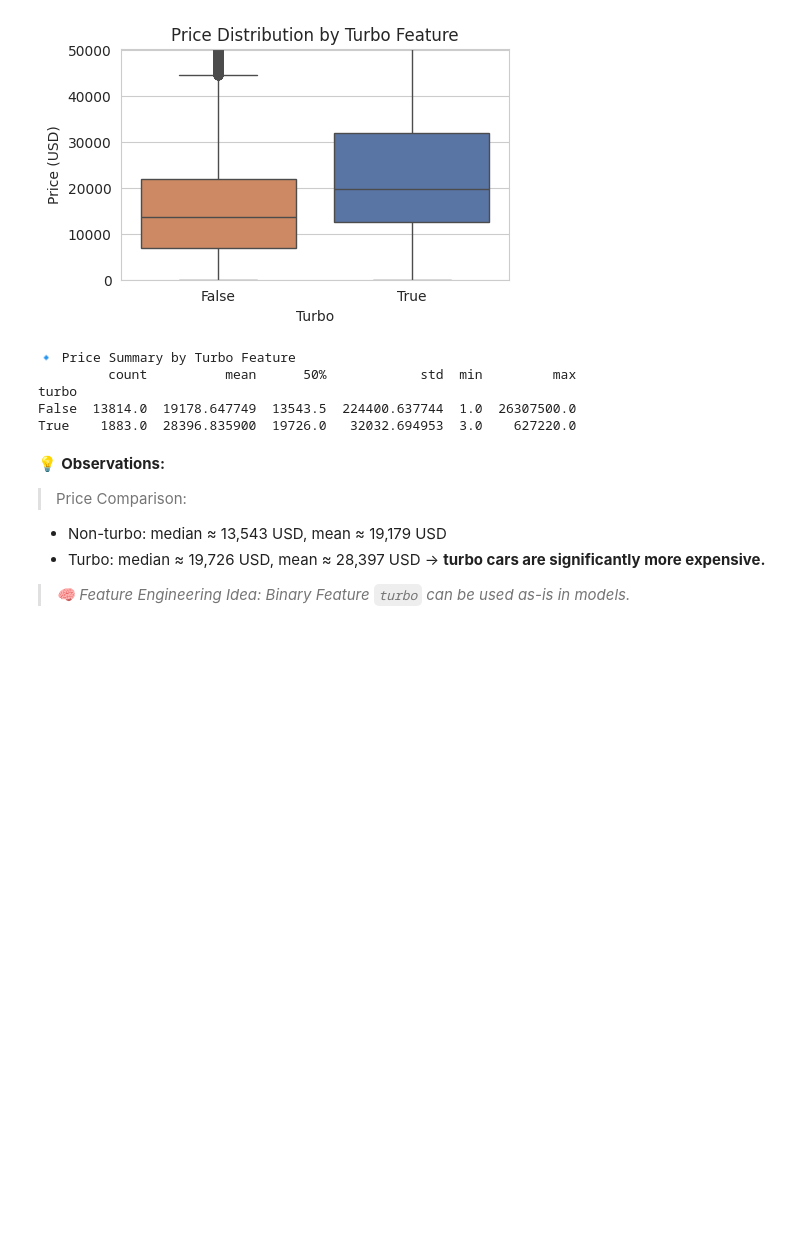
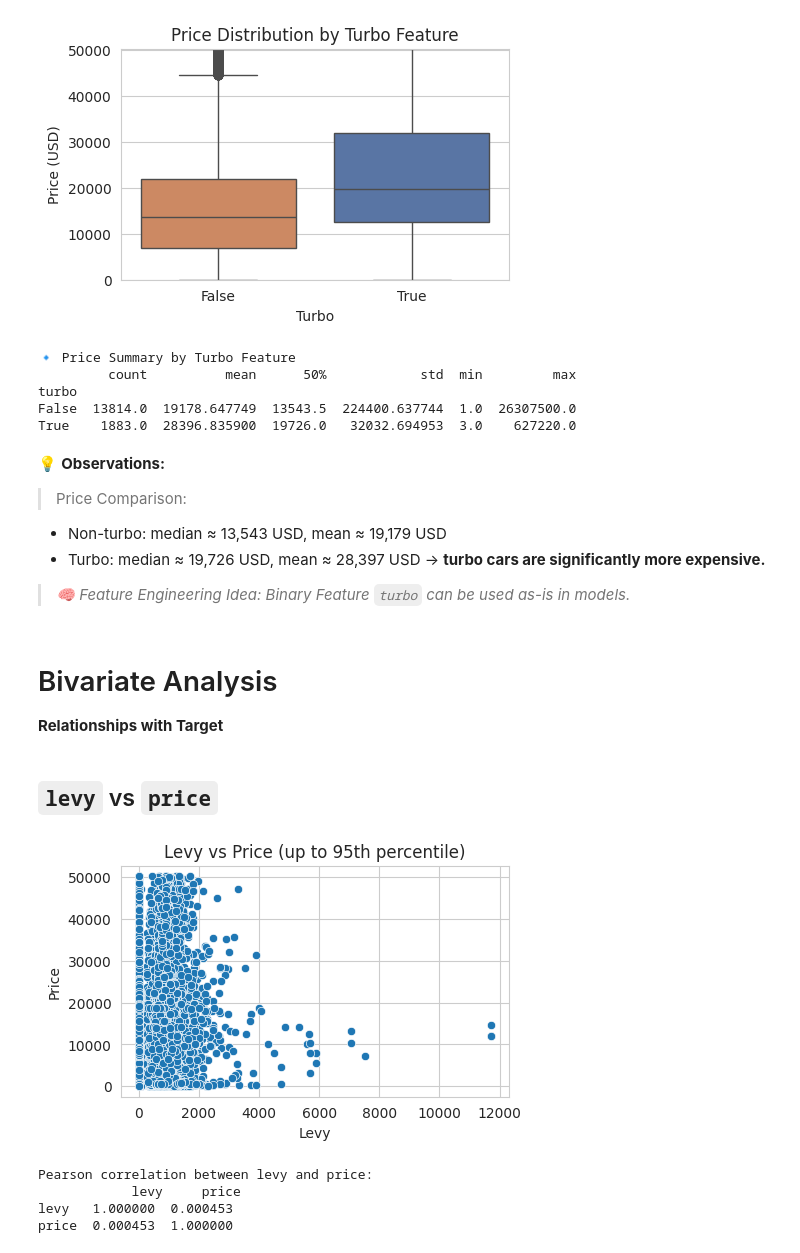
Before and after one commit to Mithula-cbw/Car-Price-Prediction, a Jupyter notebook: notebooks/Group_11_02_Descriptive_Analytics_and_EDA.ipynb, the cells around one changed output. Saved outputs shown, nothing was run; the diff lists cells and outputs as text; code cells hidden in the pictures; blank space fills up the shorter version.

```diff
--- a/notebooks/Group_11_02_Descriptive_Analytics_and_EDA.ipynb
+++ b/notebooks/Group_11_02_Descriptive_Analytics_and_EDA.ipynb
@@ -1421,3 +1457,31 @@ True    1883.0  28396.835900  19726.0   32032.694953  3.0    627220.0
  - Turbo: median ≈ 19,726 USD, mean ≈ 28,397 USD → **turbo cars are significantly more expensive.**
 
 > *🧠 Feature Engineering Idea: Binary Feature `turbo` can be used as-is in models.*
+# %% [markdown]
+# Bivariate Analysis
+**Relationships with Target**
+# %% [markdown]
+## `levy` vs `price`
+# %%
+price_95 = df['price'].quantile(0.95)
+
+# Filter the dataset
+df_filtered = df[df['price'] <= price_95]
+
+# Plot
+plt.figure(figsize=(5,3))
+sns.scatterplot(x='levy', y='price', data=df_filtered)
+plt.title('Levy vs Price (up to 95th percentile)')
+plt.xlabel('Levy')
+plt.ylabel('Price')
+plt.show()
+# %% [output]
+[figure, added]
+# %%
+corr = df[['levy', 'price']].corr()
+print("Pearson correlation between levy and price:\n", corr)
+# %% [output]
+Pearson correlation between levy and price:
+            levy     price
+levy   1.000000  0.000453
+price  0.000453  1.000000
```
Also changed, not shown: parts of 17 cells of this notebook.
